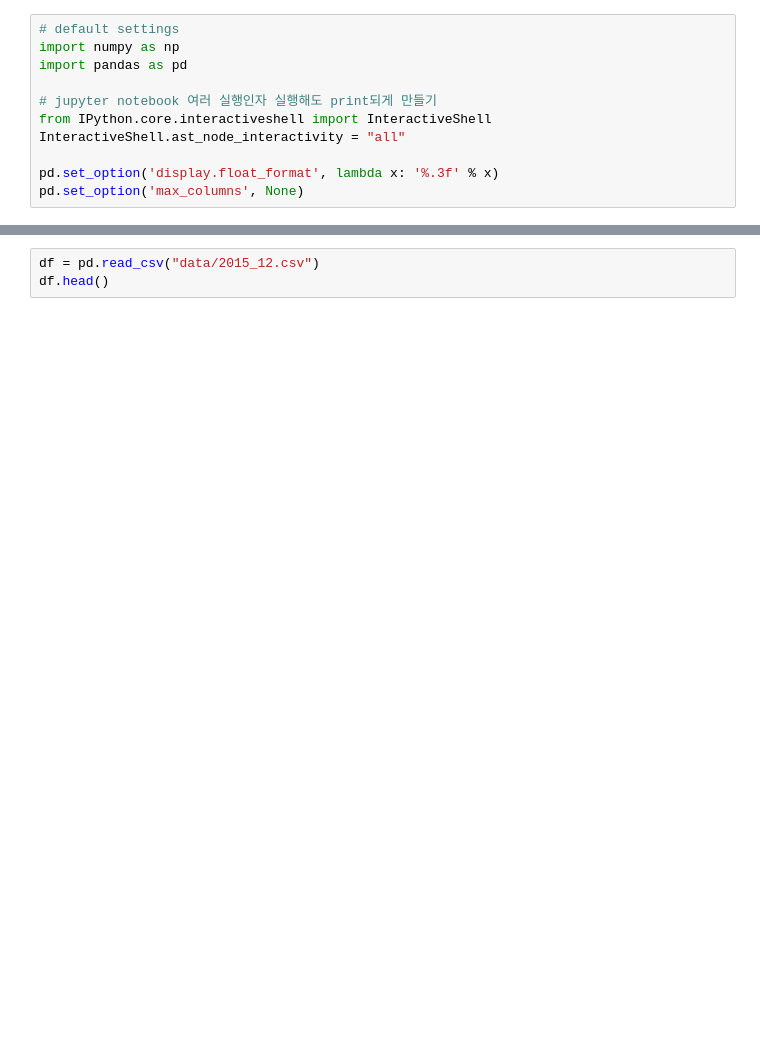
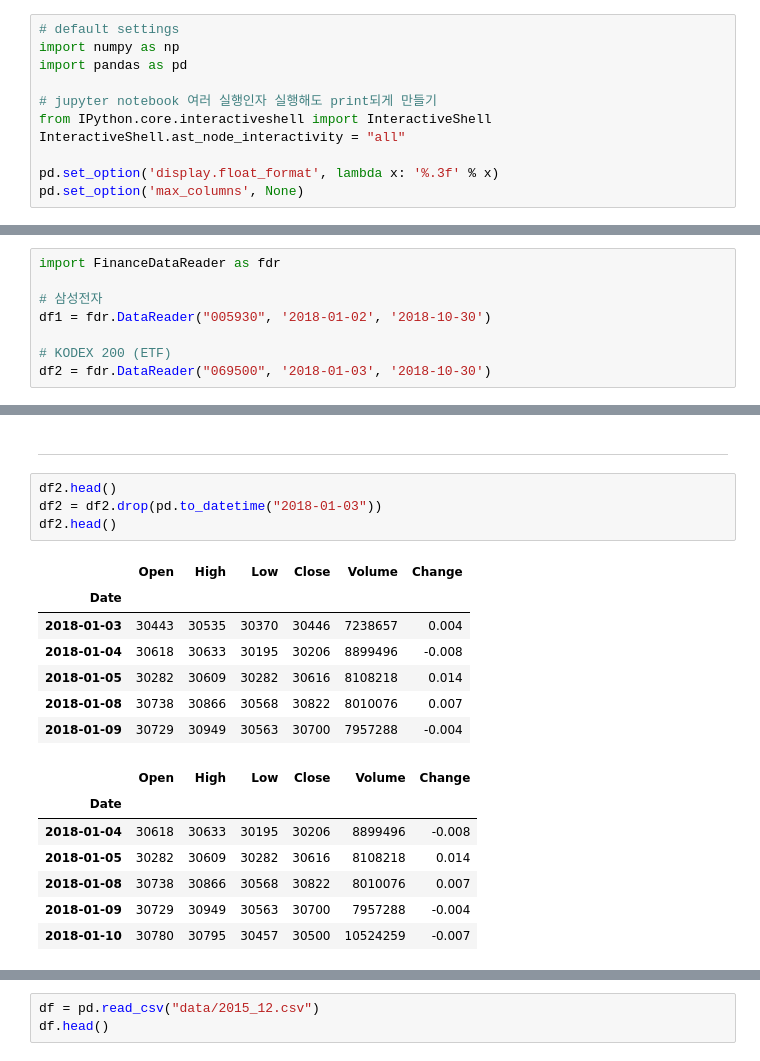
Before and after one commit to EasyCoding-7/python-data-analysis, a Jupyter notebook: 2.dataframe써보기.ipynb, the cells around one changed output, grey strips where cells are left out. Saved outputs shown, nothing was run; the diff lists cells and outputs as text; blank space fills up the shorter version.

```diff
--- a/2.dataframe써보기.ipynb
+++ b/2.dataframe써보기.ipynb
@@ -34,0 +187,8 @@ pd.set_option('max_columns', None)
+# %%
+import FinanceDataReader as fdr
+
+# 삼성전자
+df1 = fdr.DataReader("005930", '2018-01-02', '2018-10-30')
+
+# KODEX 200 (ETF)
+df2 = fdr.DataReader("069500", '2018-01-03', '2018-10-30')
@@ -34,0 +207,21 @@ pd.set_option('max_columns', None)
+# %% [markdown]
+---
+# %%
+df2.head()
+df2 = df2.drop(pd.to_datetime("2018-01-03"))
+df2.head()
+# %% [output]
+|  | Open | High | Low | Close | Volume | Change |
+| Date |  |  |  |  |  |  |
+| 2018-01-03 | 30443 | 30535 | 30370 | 30446 | 7238657 | 0.004 |
+| 2018-01-04 | 30618 | 30633 | 30195 | 30206 | 8899496 | -0.008 |
+| 2018-01-05 | 30282 | 30609 | 30282 | 30616 | 8108218 | 0.014 |
+| 2018-01-08 | 30738 | 30866 | 30568 | 30822 | 8010076 | 0.007 |
+| 2018-01-09 | 30729 | 30949 | 30563 | 30700 | 7957288 | -0.004 |
+|  | Open | High | Low | Close | Volume | Change |
+| Date |  |  |  |  |  |  |
+| 2018-01-04 | 30618 | 30633 | 30195 | 30206 | 8899496 | -0.008 |
+| 2018-01-05 | 30282 | 30609 | 30282 | 30616 | 8108218 | 0.014 |
+| 2018-01-08 | 30738 | 30866 | 30568 | 30822 | 8010076 | 0.007 |
+| 2018-01-09 | 30729 | 30949 | 30563 | 30700 | 7957288 | -0.004 |
+| 2018-01-10 | 30780 | 30795 | 30457 | 30500 | 10524259 | -0.007 |
```
Also changed, not shown: parts of 142 cells of this notebook.
